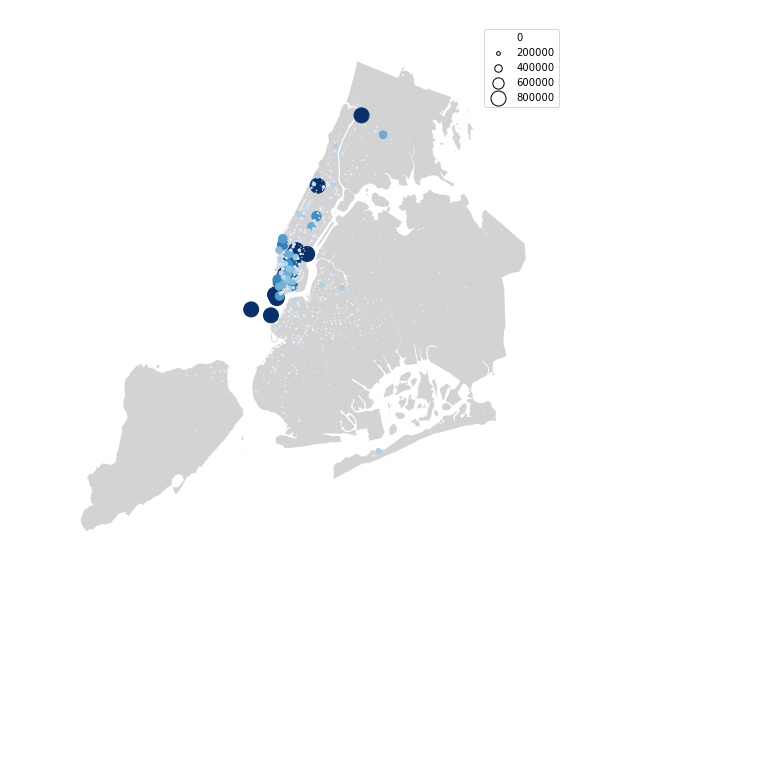
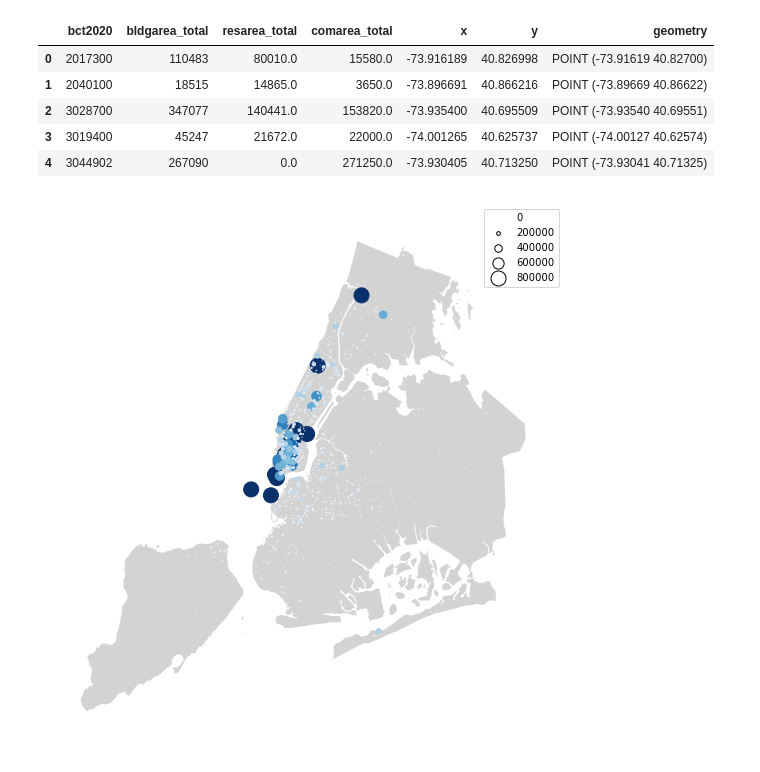
Before and after one commit to chadloh/proj1_nyc_building, a Jupyter notebook: codes/era1.ipynb, the cells around one changed output. Saved outputs shown, nothing was run; the diff lists cells and outputs as text; code cells hidden in the pictures; blank space fills up the shorter version.

```diff
--- a/codes/era1.ipynb
+++ b/codes/era1.ipynb
@@ -8,7 +8,7 @@ from shapely import wkt
 import matplotlib.pyplot as plt
 import matplotlib.colors as colors
 # %%
-era1 = pd.read_csv('data/era1.csv')    #read a csv file
+era1 = pd.read_csv('../data/era1.csv')    #read a csv file
 era1.head()
 crs = {'init': 'epsg:3395'}
 gdf = gpd.GeoDataFrame(era1, crs=crs)
@@ -17,3 +26,12 @@ gdf['geometry'] = gpd.points_from_xy(gdf['x'], gdf['y'], crs="EPSG:4326")
+# %%
+era1.head()
+# %% [output]
+|  | bct2020 | bldgarea_total | resarea_total | comarea_total | x | y | geometry |
+| 0 | 2017300 | 110483 | 80010.0 | 15580.0 | -73.916189 | 40.826998 | POINT (-73.91619 40.82700) |
+| 1 | 2040100 | 18515 | 14865.0 | 3650.0 | -73.896691 | 40.866216 | POINT (-73.89669 40.86622) |
+| 2 | 3028700 | 347077 | 140441.0 | 153820.0 | -73.935400 | 40.695509 | POINT (-73.93540 40.69551) |
+| 3 | 3019400 | 45247 | 21672.0 | 22000.0 | -74.001265 | 40.625737 | POINT (-74.00127 40.62574) |
+| 4 | 3044902 | 267090 | 0.0 | 271250.0 | -73.930405 | 40.713250 | POINT (-73.93041 40.71325) |
 # %%
 gdf.loc[gdf['resarea_total'] > 800000, 'resarea_total'] = 800000
 gdf.loc[gdf['comarea_total'] > 800000, 'comarea_total'] = 800000
```
Also changed, not shown: parts of 1 cell of this notebook, 29 other files.
